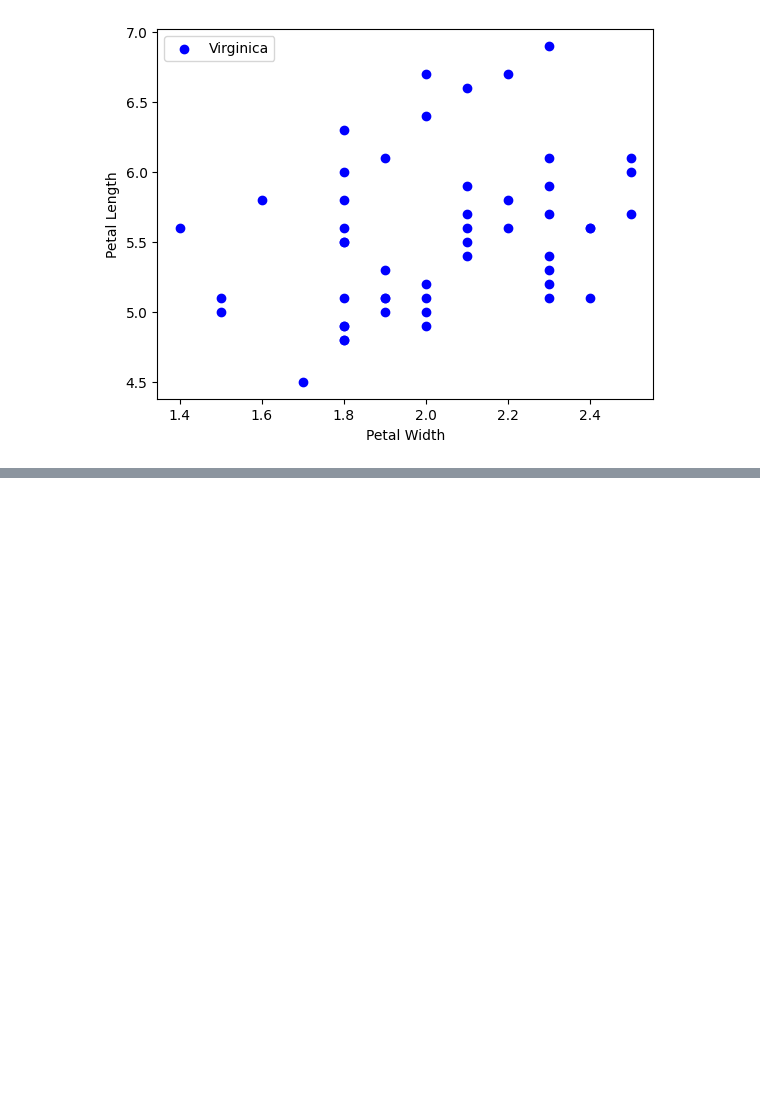
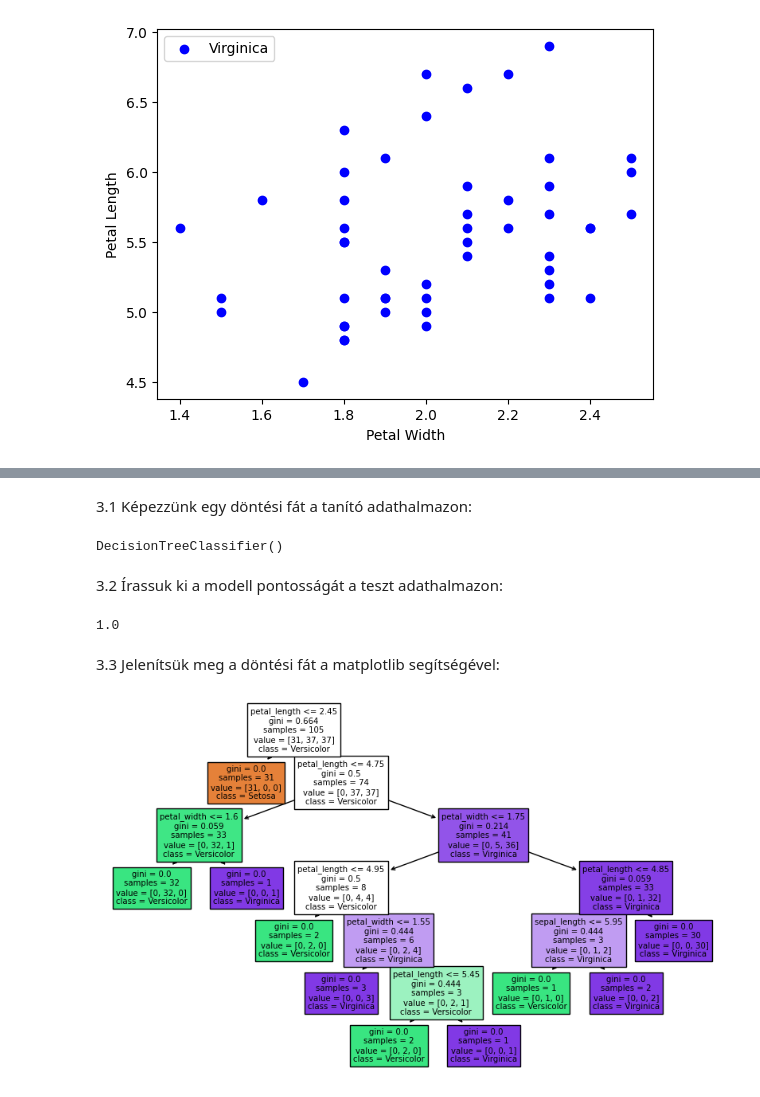
Before and after one commit to kornelkilian/BEVADAT2022232, a Jupyter notebook: ZH/bevadat_mintazh.ipynb, the cells around one changed output, grey strips where cells are left out. Drawn from its saved outputs; the diff is of its cells as text; code cells hidden in the pictures; blank space fills up the shorter version.

```diff
--- a/ZH/bevadat_mintazh.ipynb
+++ b/ZH/bevadat_mintazh.ipynb
@@ -70,0 +77,6 @@ for i, variety in enumerate(variety_names):
+# %%
+import numpy as np
+from sklearn.model_selection import train_test_split
+
+X=df.drop('variety',axis=1)
+y=df['variety']
@@ -70,0 +85,30 @@ for i, variety in enumerate(variety_names):
+# %%
+X_train,X_test,y_train,y_test=train_test_split(X,y,test_size=0.3,random_state=42)
+# %% [markdown]
+3.1 Képezzünk egy döntési fát a tanító adathalmazon:
+# %%
+from sklearn.tree import DecisionTreeClassifier
+
+clf=DecisionTreeClassifier()
+
+clf.fit(X_train,y_train)
+# %% [output]
+DecisionTreeClassifier()
+# %% [markdown]
+3.2 Írassuk ki a modell pontosságát a teszt adathalmazon:
+# %%
+accuracy=clf.score(X_test,y_test)
+print(accuracy)
+# %% [output]
+1.0
+# %% [markdown]
+3.3 Jelenítsük meg a döntési fát a matplotlib segítségével:
+# %%
+from sklearn import tree
+import matplotlib.pyplot as plt
+
+plt.figure(figsize=(10, 6))
+tree.plot_tree(clf, feature_names=X.columns, class_names=['Setosa', 'Versicolor', 'Virginica'], filled=True)
+plt.show()
+# %% [output]
+[figure, added]
```
Also changed, not shown: parts of 2 cells of this notebook.
